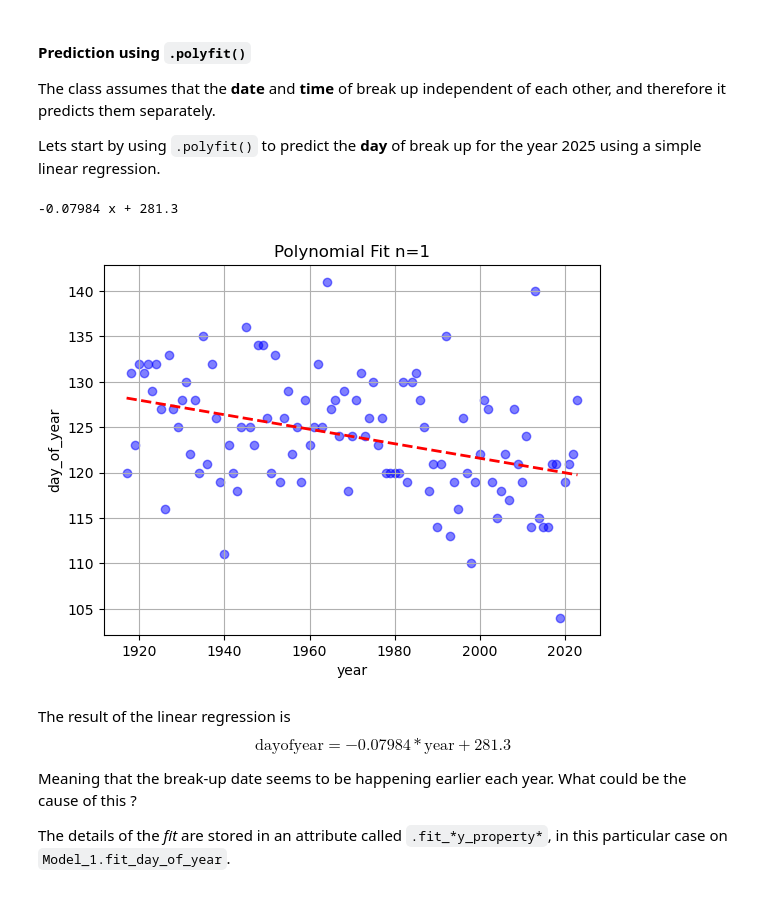
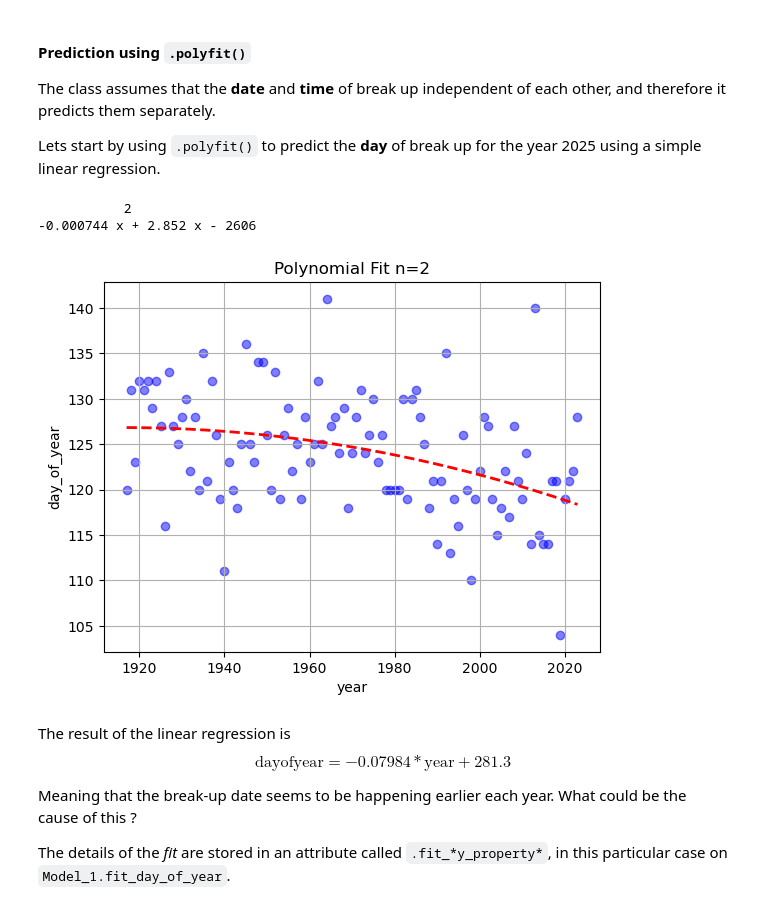
Before and after one commit to iceclassic/mude, a Jupyter notebook: book/Part_1/ice_model.ipynb, the cells around one changed output. Drawn from its saved outputs; the diff is of its cells as text; code cells hidden in the pictures.

```diff
--- a/book/Part_1/ice_model.ipynb
+++ b/book/Part_1/ice_model.ipynb
@@ -15,11 +15,11 @@ def decimal_time(t, direction='to_decimal'):
     """ Convert time object to decimal and decimal to time object depending on the direction given
 
     Arguments:
-        t : datetime object if direction is 'to_decimal'
-            float if direction is 'to_hexadecimal'
+        t : datetime object if `direction is 'to_decimal'`
+            float if `direction='to_hexadecimal'`
     Returns:
         float if direction is 'to_decimal'
-        datetime object if direction is 'to_hexadecimal
+        datetime object if direction is 'to_hexadecimal'
     """
 
     if direction =='to_decimal':
@@ -522,10 +522,11 @@ The class assumes that the  **date** and **time** of break up independent of eac
 
 Lets start by using `.polyfit()` to predict the **day** of break up for the year 2025 using a simple linear regression.
 # %%
-date_fit=Model_1.polyfit('year','day_of_year',plot=True)
+date_fit=Model_1.polyfit('year','day_of_year',plot=True,degree=2)
 # %% [output]
--0.07984 x + 281.3
+           2
+-0.000744 x + 2.852 x - 2606
-[figure, old version]
+[figure, new version]
 # %% [markdown]
 The result of the linear regression is
 $$\text{dayofyear}=-0.07984*\text{year}+281.3$$
```
Also changed, not shown: parts of 5 cells of this notebook, 4 other files.
